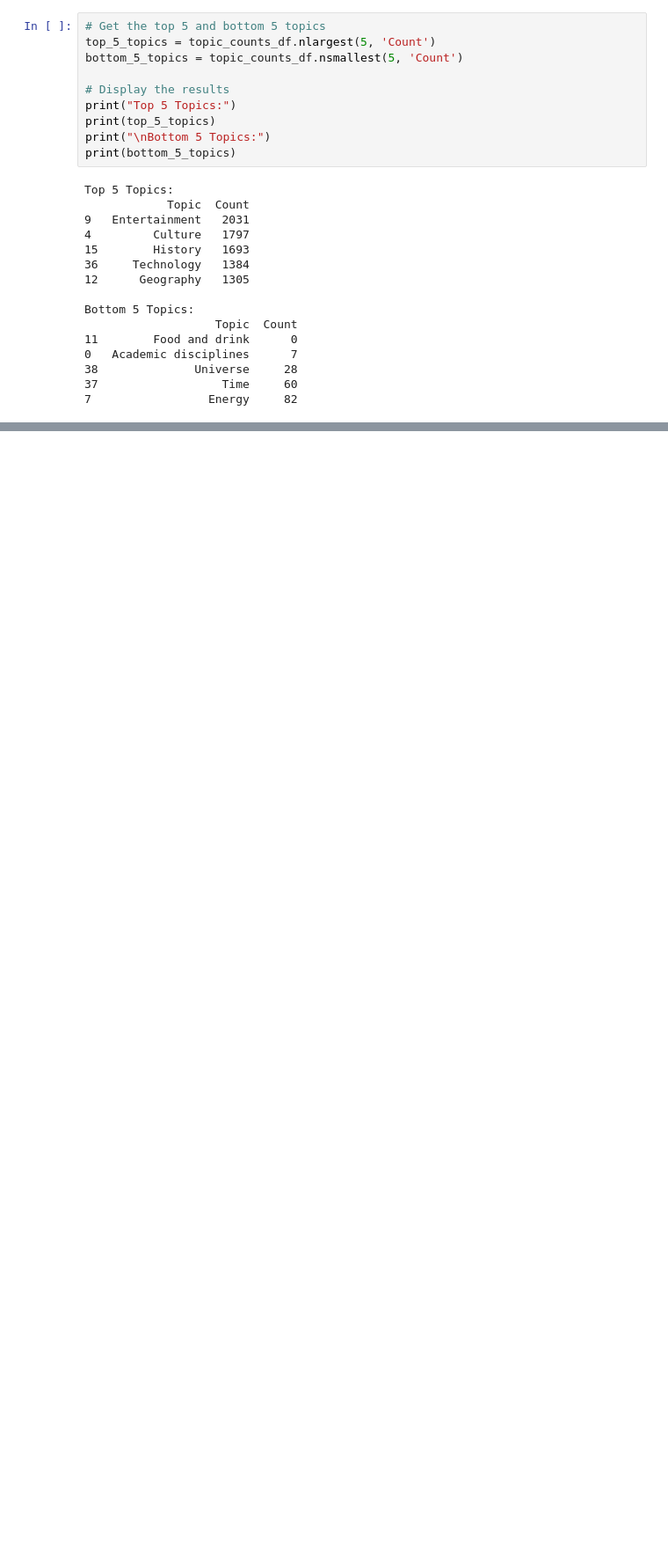
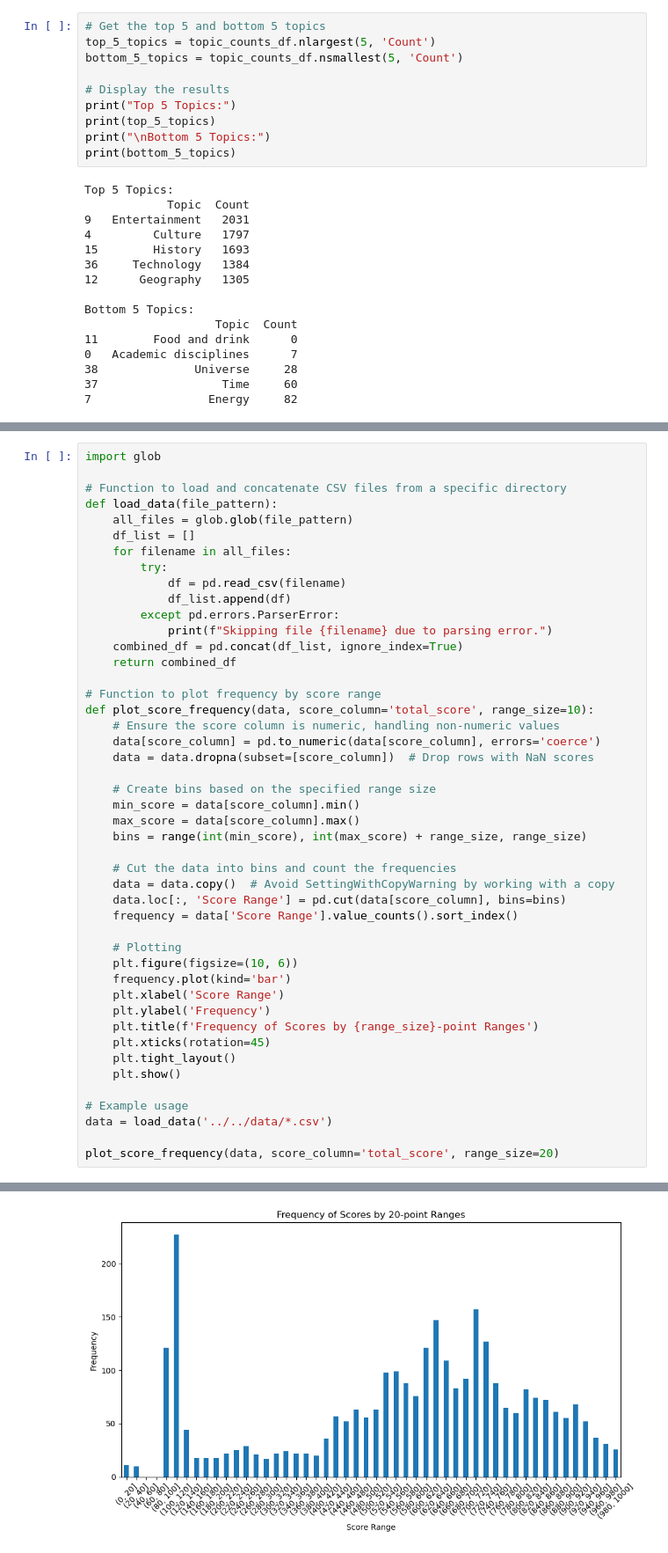
Before and after one commit to epfl-ada/ada-2024-project-supercoolteamname2024, a Jupyter notebook: src/scripts/stats.ipynb, the cells around one changed output, grey strips where cells are left out. Shown at 88% size. Drawn from its saved outputs; the diff is of its cells as text; blank space fills up the shorter version.

Commit message:
some admin score stats

```diff
--- a/src/scripts/stats.ipynb
+++ b/src/scripts/stats.ipynb
@@ -359,0 +359,47 @@ display(enhanced_results)
+# %%
+import glob
+
+# Function to load and concatenate CSV files from a specific directory
+def load_data(file_pattern):
+    all_files = glob.glob(file_pattern)
+    df_list = []
+    for filename in all_files:
+        try:
+            df = pd.read_csv(filename)
+            df_list.append(df)
+        except pd.errors.ParserError:
+            print(f"Skipping file {filename} due to parsing error.")
+    combined_df = pd.concat(df_list, ignore_index=True)
+    return combined_df
+
+# Function to plot frequency by score range
+def plot_score_frequency(data, score_column='total_score', range_size=10):
+    # Ensure the score column is numeric, handling non-numeric values
+    data[score_column] = pd.to_numeric(data[score_column], errors='coerce')
+    data = data.dropna(subset=[score_column])  # Drop rows with NaN scores
+
+    # Create bins based on the specified range size
+    min_score = data[score_column].min()
+    max_score = data[score_column].max()
+    bins = range(int(min_score), int(max_score) + range_size, range_size)
+
+    # Cut the data into bins and count the frequencies
+    data = data.copy()  # Avoid SettingWithCopyWarning by working with a copy
+    data.loc[:, 'Score Range'] = pd.cut(data[score_column], bins=bins)
+    frequency = data['Score Range'].value_counts().sort_index()
+
+    # Plotting
+    plt.figure(figsize=(10, 6))
+    frequency.plot(kind='bar')
+    plt.xlabel('Score Range')
+    plt.ylabel('Frequency')
+    plt.title(f'Frequency of Scores by {range_size}-point Ranges')
+    plt.xticks(rotation=45)
+    plt.tight_layout()
+    plt.show()
+
+# Example usage
+data = load_data('../../data/*.csv')
+
+plot_score_frequency(data, score_column='total_score', range_size=20)
+# %% [output]
@@ -359,0 +407 @@ display(enhanced_results)
+[figure, added]
```
Also changed, not shown: parts of 8 cells of this notebook.
